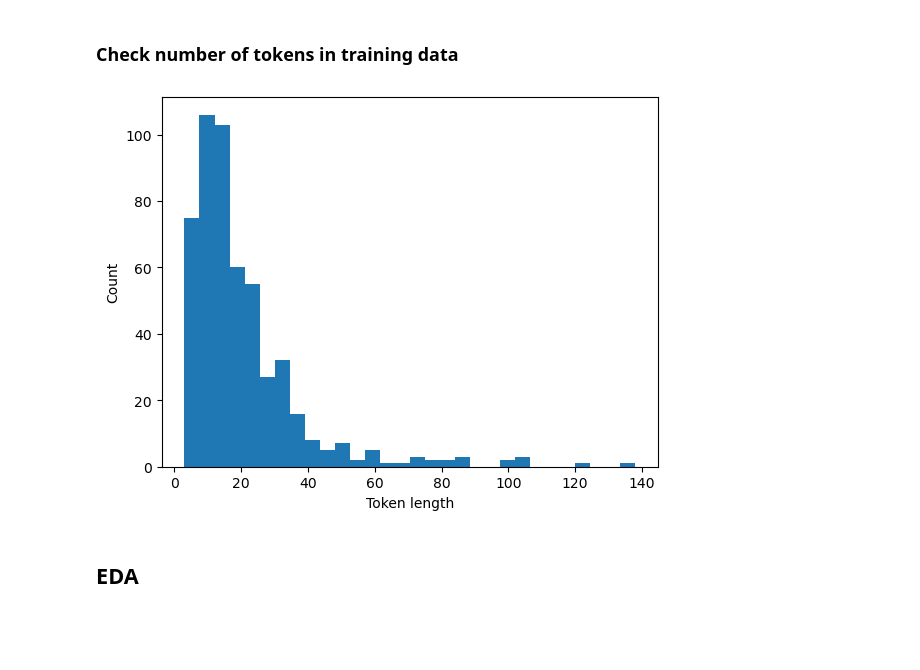
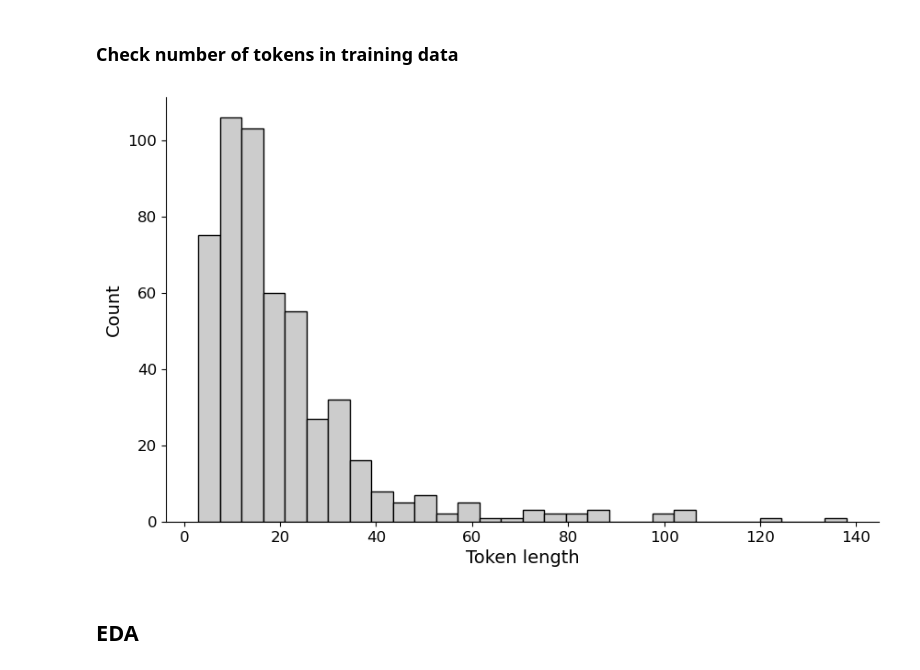
Before and after one commit to MatteoLarrode/SDoH-LLM-Extraction, a Jupyter notebook: notebooks/03_finetuning_data_creation.ipynb, the cells around one changed output. Drawn from its saved outputs; the diff is of its cells as text; code cells hidden in the pictures; blank space fills up the shorter version.

```diff
--- a/notebooks/03_finetuning_data_creation.ipynb
+++ b/notebooks/03_finetuning_data_creation.ipynb
@@ -138,16 +138,21 @@ Positive class weight: 1.18 (ratio of negative to positive examples)
 # %%
 from transformers import RobertaTokenizer
 tokenizer = RobertaTokenizer.from_pretrained("roberta-base")
 
+from src.visualisations_helpers import set_visualization_style
+
+# Apply style
+set_visualization_style()
+
 lengths = [len(tokenizer.tokenize(s)) for s in train_df["Sentence"]]
 import matplotlib.pyplot as plt
-plt.hist(lengths, bins=30)
+plt.hist(lengths, bins=30, color="#cccccc", edgecolor="black")
 plt.xlabel("Token length")
 plt.ylabel("Count")
 plt.savefig("../results/figures/appendix/train_token_length_distribution.png", dpi=300)
 plt.show()
 # %% [output]
-[figure, old version]
+[figure, new version]
 # %% [markdown]
 ## EDA
 # %%
```
Also changed, not shown: 11 other files.
